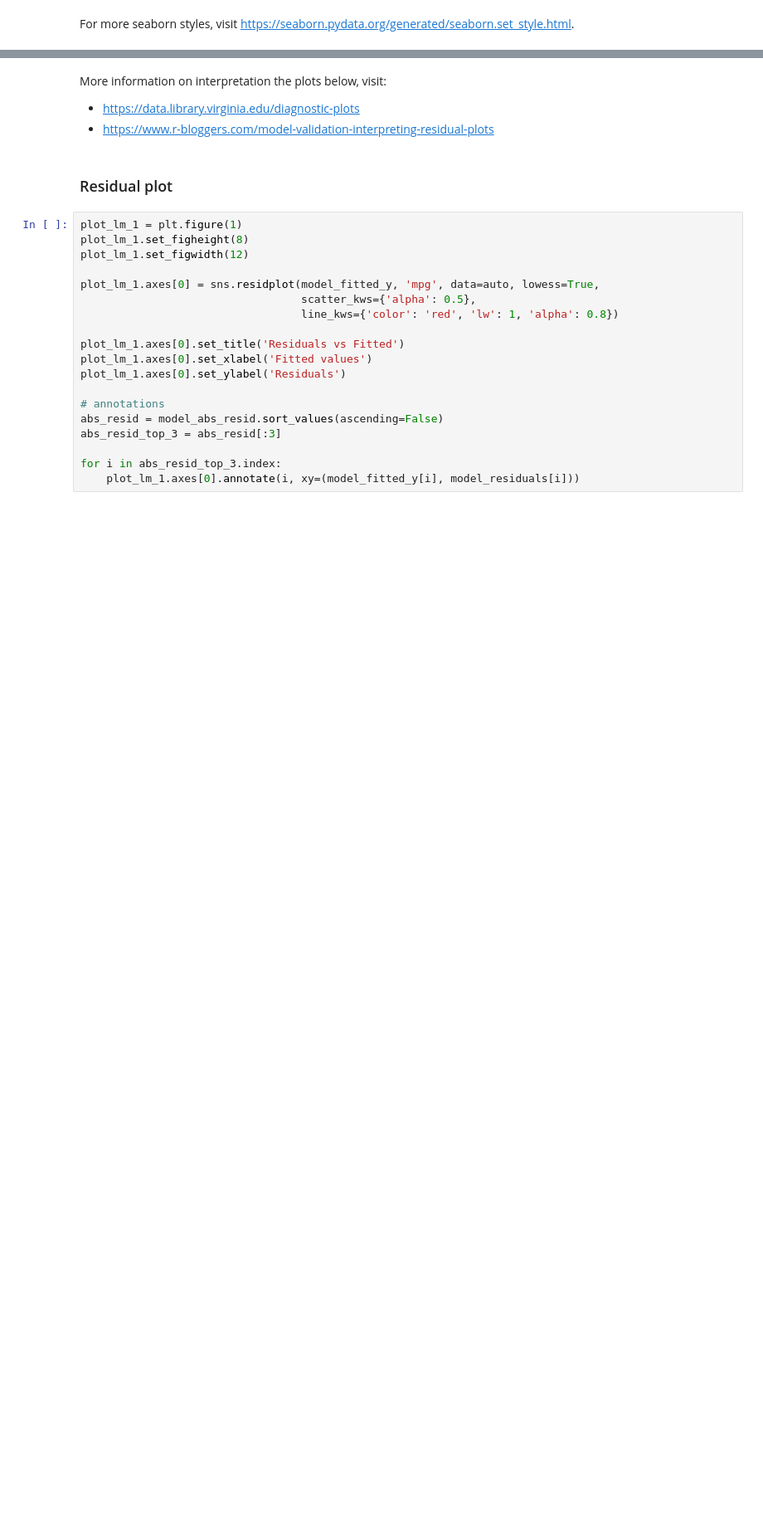
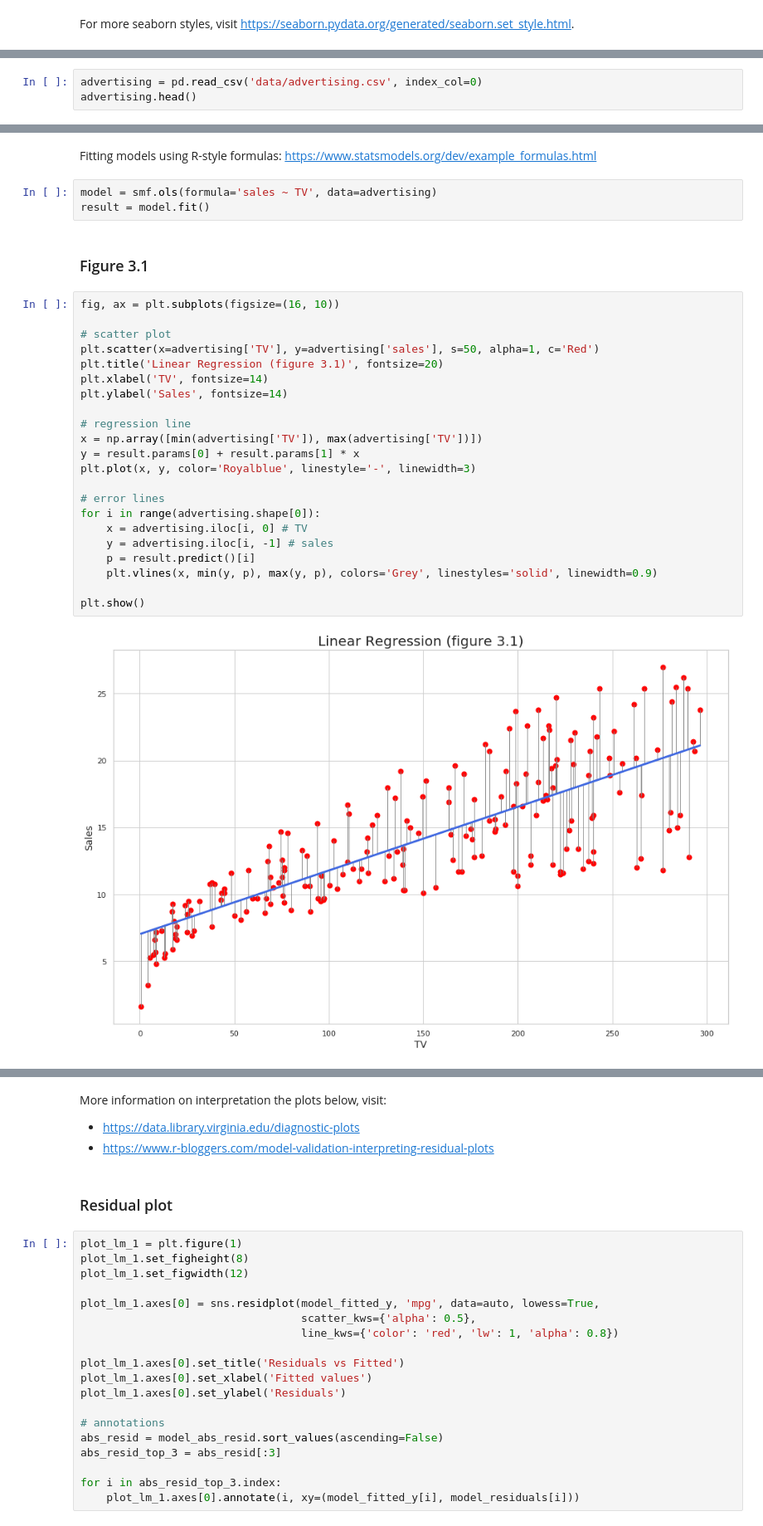
Before and after one commit to Brinkhuis/ISLR, a Jupyter notebook: chapter_03.ipynb, the cells around one changed output, grey strips where cells are left out. Shown at 83% size. Cells and saved outputs as stored; diff of their text form; blank space fills up the shorter version.

```diff
--- a/chapter_03.ipynb
+++ b/chapter_03.ipynb
@@ -183,0 +46,3 @@ model_cooks = model.get_influence().cooks_distance[0]
+# %%
+advertising = pd.read_csv('data/advertising.csv', index_col=0)
+advertising.head()
@@ -183,0 +56,31 @@ model_cooks = model.get_influence().cooks_distance[0]
+# %% [markdown]
+Fitting models using R-style formulas: [https://www.statsmodels.org/dev/example_formulas.html](https://www.statsmodels.org/dev/example_formulas.html)
+# %%
+model = smf.ols(formula='sales ~ TV', data=advertising)
+result = model.fit()
+# %% [markdown]
+### Figure 3.1
+# %%
+fig, ax = plt.subplots(figsize=(16, 10))
+
+# scatter plot
+plt.scatter(x=advertising['TV'], y=advertising['sales'], s=50, alpha=1, c='Red')
+plt.title('Linear Regression (figure 3.1)', fontsize=20)
+plt.xlabel('TV', fontsize=14)
+plt.ylabel('Sales', fontsize=14)
+
+# regression line
+x = np.array([min(advertising['TV']), max(advertising['TV'])])
+y = result.params[0] + result.params[1] * x
+plt.plot(x, y, color='Royalblue', linestyle='-', linewidth=3)
+
+# error lines
+for i in range(advertising.shape[0]):
+    x = advertising.iloc[i, 0] # TV
+    y = advertising.iloc[i, -1] # sales
+    p = result.predict()[i]
+    plt.vlines(x, min(y, p), max(y, p), colors='Grey', linestyles='solid', linewidth=0.9)
+
+plt.show()
+# %% [output]
+[figure, added]
```
Also changed, not shown: parts of 372 cells of this notebook, 5 other files.
